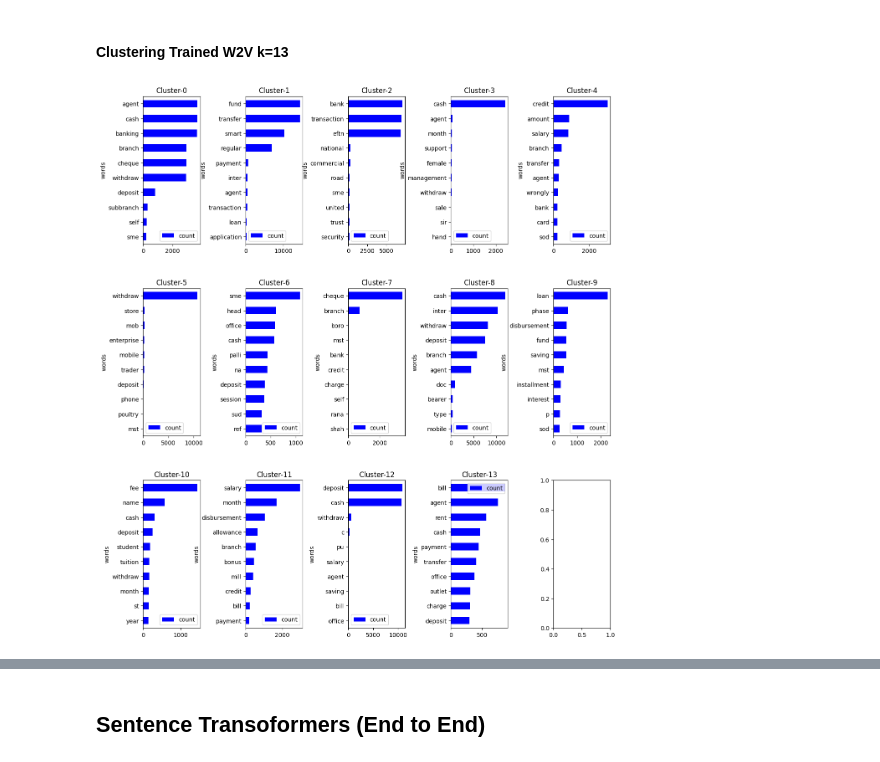
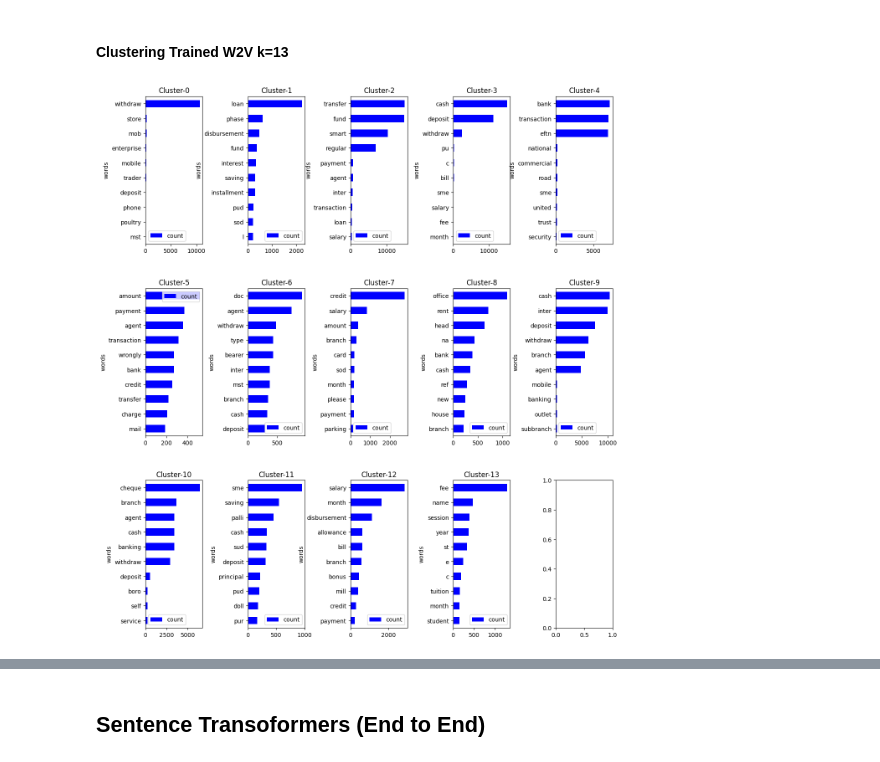
Before and after one commit to abdur-rafi/transaction-clustering, a Jupyter notebook: narration_clustering.ipynb, the cells around one changed output, grey strips where cells are left out. Saved outputs shown, nothing was run; the diff lists cells and outputs as text; code cells hidden in the pictures.

```diff
--- a/narration_clustering.ipynb
+++ b/narration_clustering.ipynb
@@ -2,10 +2,12 @@
 ## Loading Data set
 # %%
 !cp '/content/drive/MyDrive/Transaction_Naration_Data_Set.csv' '/content/sample_data/'
+# %%
+TRAINING_DATA_PATH = '/content/sample_data/Transaction_Naration_Data_Set.csv'
 # %%
 import pandas as pd
 # %%
-data = pd.read_csv('/content/sample_data/Transaction_Naration_Data_Set.csv')
+data = pd.read_csv(TRAINING_DATA_PATH)
 # %%
 data
 # %% [output]
@@ -390,3 +287,15 @@ def getEncodings(df,vectors, dim = 100):
+# %%
+def getVectors(df, min_count = 5):
+
+  import multiprocessing
+  from gensim.models import Word2Vec
+
+
+  texts = df.text.tolist()
+  cores = multiprocessing.cpu_count()
+  w2v_model = Word2Vec(sentences = texts, window = 2, vector_size = 100, min_count = min_count)
+  vectors = w2v_model.wv
+  return vectors
 # %% [markdown]
 ## KMClustering
 # %% [markdown]
@@ -472,11 +372,11 @@ df
 # %%
-k = 14
+k = 13
 col = f'{k}-means-clustering'
 n = 10
-# vectors = getVectors(df, 1)
-# encodings = getEncodings(df, vectors)
-# norm_encodings = normalize(encodings)
-# kmeans_model = cluster(df, norm_encodings, k, col)
+vectors = getVectors(df, 1)
+encodings = getEncodings(df, vectors)
+norm_encodings = normalize(encodings)
+kmeans_model = cluster(df, norm_encodings, k, col)
 plotClusterFreq(df,col,k,n,(4,3), .8, .3)
 # %% [output]
-[figure, old version]
+[figure, new version]
```
Also changed, not shown: parts of 51 cells of this notebook.
